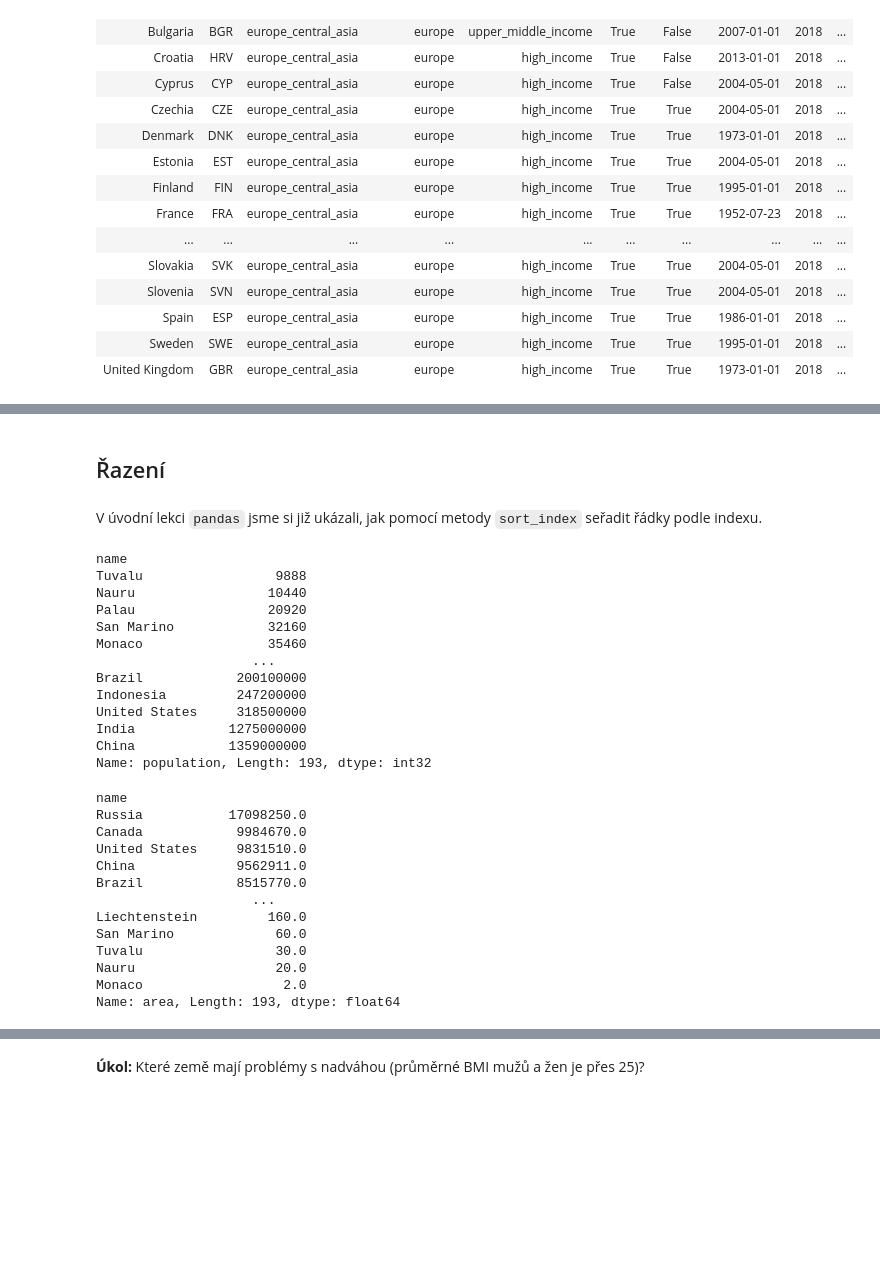
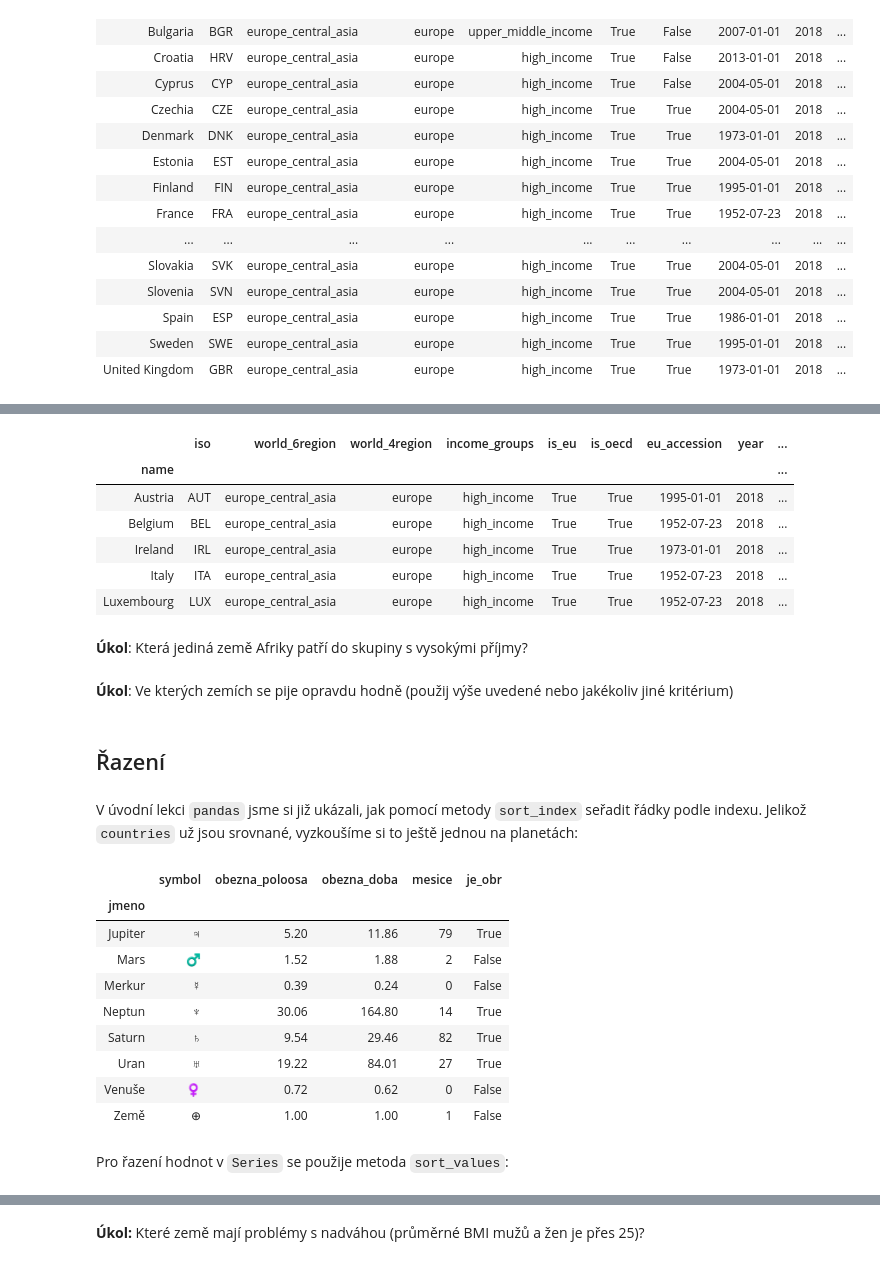
Before and after one commit to janpipek/naucse.python.cz, a Jupyter notebook: lessons/pydata/pandas_types/index.ipynb, the cells around one changed output, grey strips where cells are left out. Cells and saved outputs as stored; diff of their text form; code cells hidden in the pictures; blank space fills up the shorter version.

```diff
--- a/lessons/pydata/pandas_types/index.ipynb
+++ b/lessons/pydata/pandas_types/index.ipynb
@@ -467,36 +809,34 @@ countries.query("is_oecd")
+# %%
+# V kterých zemích EU se hodně jí?
+countries.query("is_eu & (calories_per_day > 3500)")
+# %% [output]
+|  | iso | world_6region | world_4region | income_groups | is_eu | is_oecd | eu_accession | year | ... |
+| name |  |  |  |  |  |  |  |  | ... |
+| Austria | AUT | europe_central_asia | europe | high_income | True | True | 1995-01-01 | 2018 | ... |
+| Belgium | BEL | europe_central_asia | europe | high_income | True | True | 1952-07-23 | 2018 | ... |
+| Ireland | IRL | europe_central_asia | europe | high_income | True | True | 1973-01-01 | 2018 | ... |
+| Italy | ITA | europe_central_asia | europe | high_income | True | True | 1952-07-23 | 2018 | ... |
+| Luxembourg | LUX | europe_central_asia | europe | high_income | True | True | 1952-07-23 | 2018 | ... |
+# %% [markdown]
+**Úkol**: Která jediná země Afriky patří do skupiny s vysokými příjmy?
+# %% [markdown]
+**Úkol**: Ve kterých zemích se pije opravdu hodně (použij výše uvedené nebo jakékoliv jiné kritérium)
 # %% [markdown]
 ## Řazení
 # %% [markdown]
-V úvodní lekci `pandas` jsme si již ukázali, jak pomocí metody `sort_index` seřadit řádky podle indexu.
+V úvodní lekci `pandas` jsme si již ukázali, jak pomocí metody `sort_index` seřadit řádky podle indexu. Jelikož `countries` už jsou srovnané, vyzkoušíme si to ještě jednou na planetách:
-# %%
-countries["population"].sort_values()
-# %% [output]
-name
-Tuvalu                 9888
-Nauru                 10440
-Palau                 20920
-San Marino            32160
-Monaco                35460
-                    ...
-Brazil            200100000
-Indonesia         247200000
-United States     318500000
-India            1275000000
-China            1359000000
-Name: population, Length: 193, dtype: int32
-# %%
-countries["area"].sort_values(ascending=False)
-# %% [output]
-name
-Russia           17098250.0
-Canada            9984670.0
-United States     9831510.0
-China             9562911.0
-Brazil            8515770.0
-                    ...
-Liechtenstein         160.0
-San Marino             60.0
-Tuvalu                 30.0
-Nauru                  20.0
-Monaco                  2.0
-Name: area, Length: 193, dtype: float64
+# %%
+planety.sort_index()
+# %% [output]
+|  | symbol | obezna_poloosa | obezna_doba | mesice | je_obr |
+| jmeno |  |  |  |  |  |
+| Jupiter | ♃ | 5.20 | 11.86 | 79 | True |
+| Mars | ♂ | 1.52 | 1.88 | 2 | False |
+| Merkur | ☿ | 0.39 | 0.24 | 0 | False |
+| Neptun | ♆ | 30.06 | 164.80 | 14 | True |
+| Saturn | ♄ | 9.54 | 29.46 | 82 | True |
+| Uran | ♅ | 19.22 | 84.01 | 27 | True |
+| Venuše | ♀ | 0.72 | 0.62 | 0 | False |
+| Země | ⊕ | 1.00 | 1.00 | 1 | False |
+# %% [markdown]
+Pro řazení hodnot v `Series` se použije metoda `sort_values`:
```
Also changed, not shown: parts of 89 cells of this notebook.
